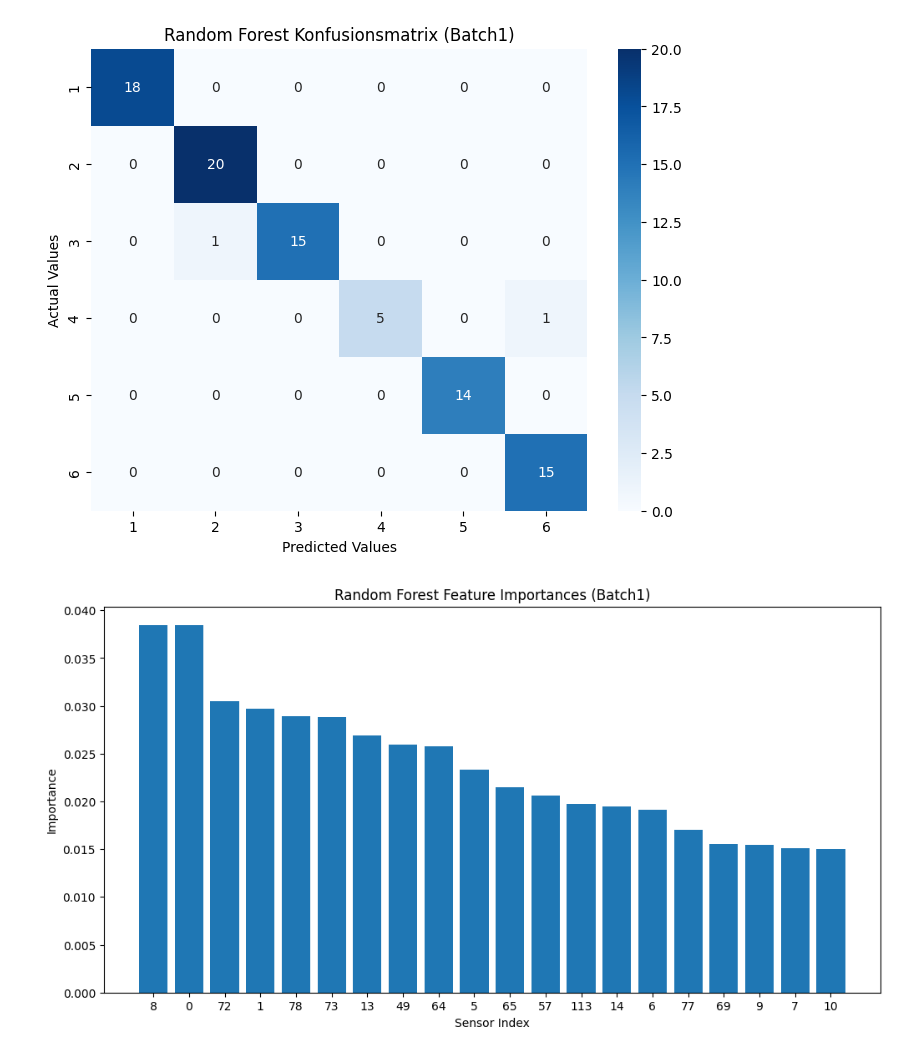
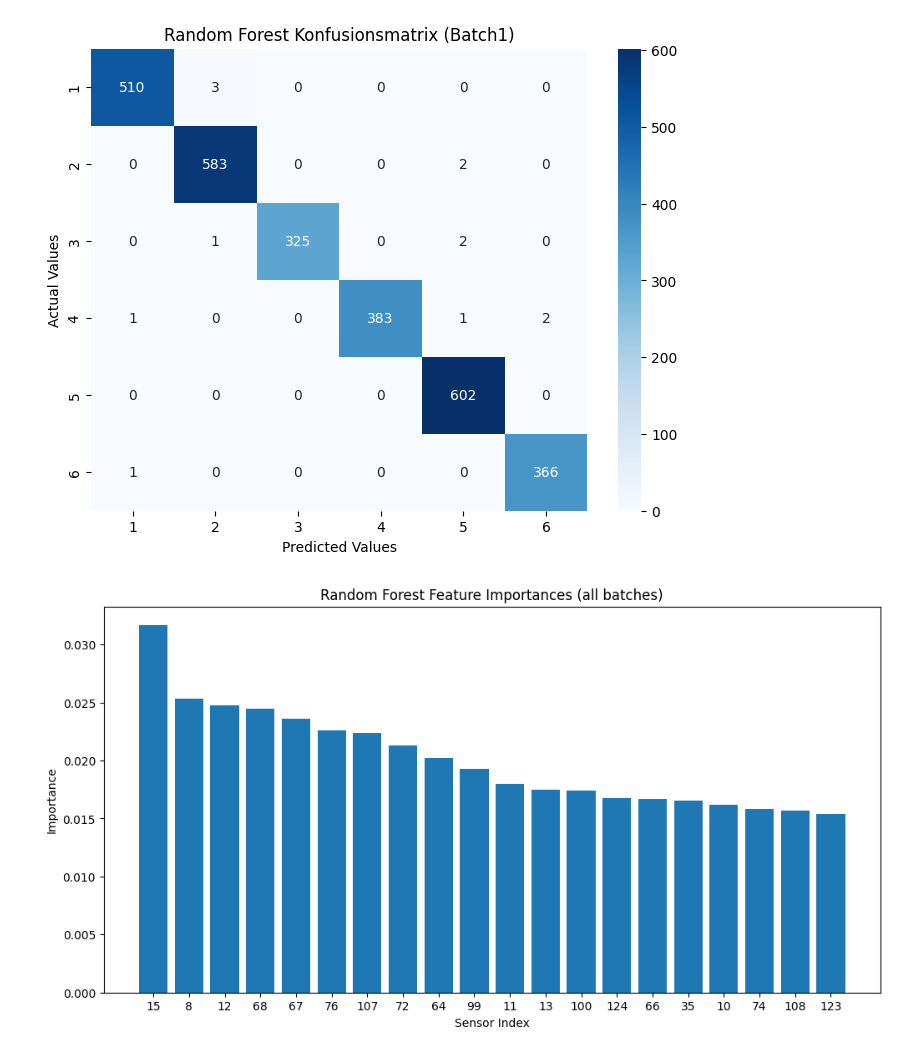
Before and after one commit to VolliBinJackson/gas-sensor-classification, a Jupyter notebook: randomforest.ipynb, the cells around one changed output. Saved outputs shown, nothing was run; the diff lists cells and outputs as text; code cells hidden in the pictures.

Commit message:
Included all Batches

```diff
--- a/randomforest.ipynb
+++ b/randomforest.ipynb
@@ -6,11 +6,10 @@ from sklearn.ensemble import RandomForestClassifier
 from sklearn.metrics import accuracy_score, classification_report, confusion_matrix
 import matplotlib.pyplot as plt
 import seaborn as sns
-from utils import load_dat_file
+from utils import load_all_batches
 
-file = r"gas+sensor+array+drift+dataset/Dataset/batch1.dat"
-df = load_dat_file(file)
-df.head()
+folderpath = r"gas+sensor+array+drift+dataset/Dataset"
+df = load_all_batches(folderpath)
 # %% [output]
 |  | f1 | f2 | f3 | f4 | f5 | f6 | f7 | f8 | f9 | f10 | ... | ... |
 | 0 | 15596.1621 | 1.868245 | 2.371604 | 2.803678 | 7.512213 | -2.739388 | -3.344671 | -4.847512 | 15326.6914 | 1.768526 | ... | ... |
@@ -30,7 +29,7 @@ X_train, X_test, y_train, y_test = train_test_split(
 # %%
 # init Random Forest
 rf = RandomForestClassifier(
-    n_estimators=200,
+    n_estimators=100,
     max_depth=None,
     random_state=42,
     n_jobs=-1
@@ -71,18 +70,18 @@ plt.ylabel("Actual Values")
 plt.title("Random Forest Konfusionsmatrix (Batch1)")
 plt.show()
 # %% [output]
-[figure, old version]
+[figure, new version]
 # %%
 # Feature Importance von Random Forest
 importances = rf.feature_importances_
 indices = np.argsort(importances)[::-1]
 
 plt.figure(figsize=(12, 6))
-plt.title("Random Forest Feature Importances (Batch1)")
+plt.title("Random Forest Feature Importances (all batches)")
 plt.bar(range(20), importances[indices[:20]], align="center")
 plt.xticks(range(20), indices[:20])
 plt.xlabel("Sensor Index")
 plt.ylabel("Importance")
 plt.show()
 # %% [output]
-[figure, old version]
+[figure, new version]
```
Also changed, not shown: parts of 2 cells of this notebook, 4 other files.
